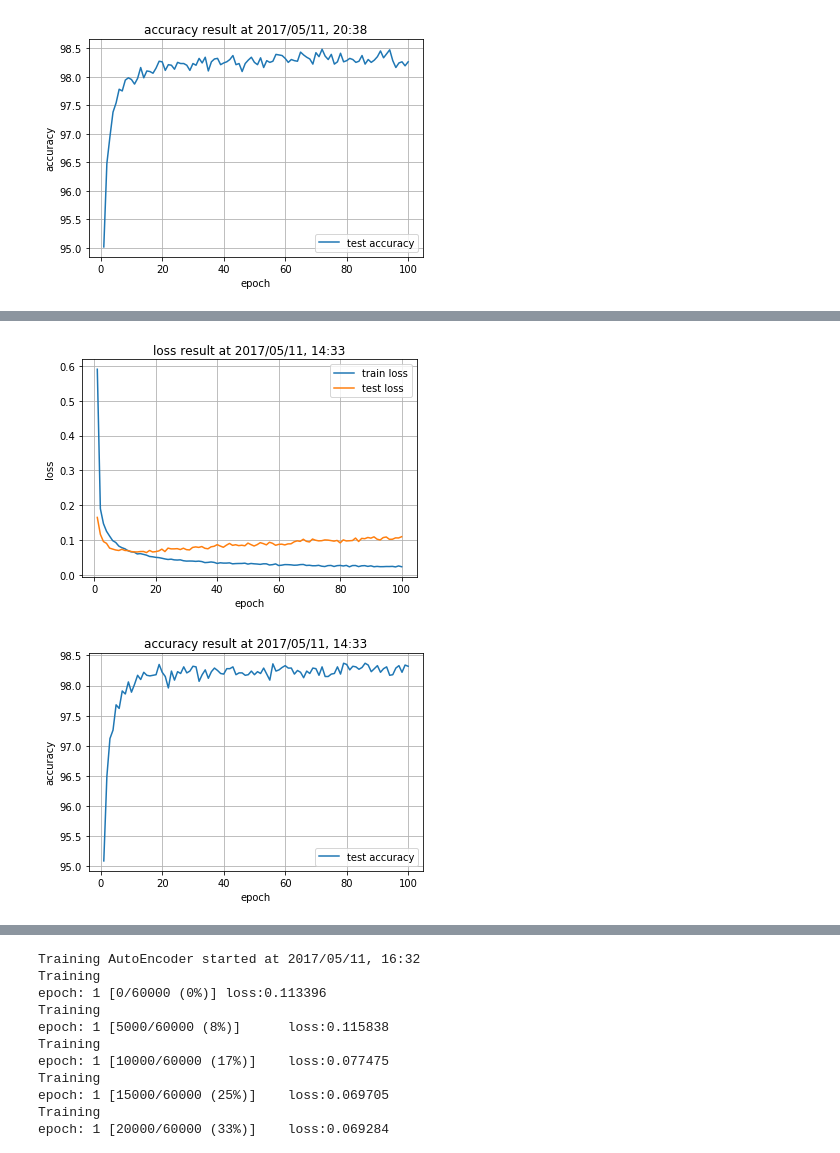
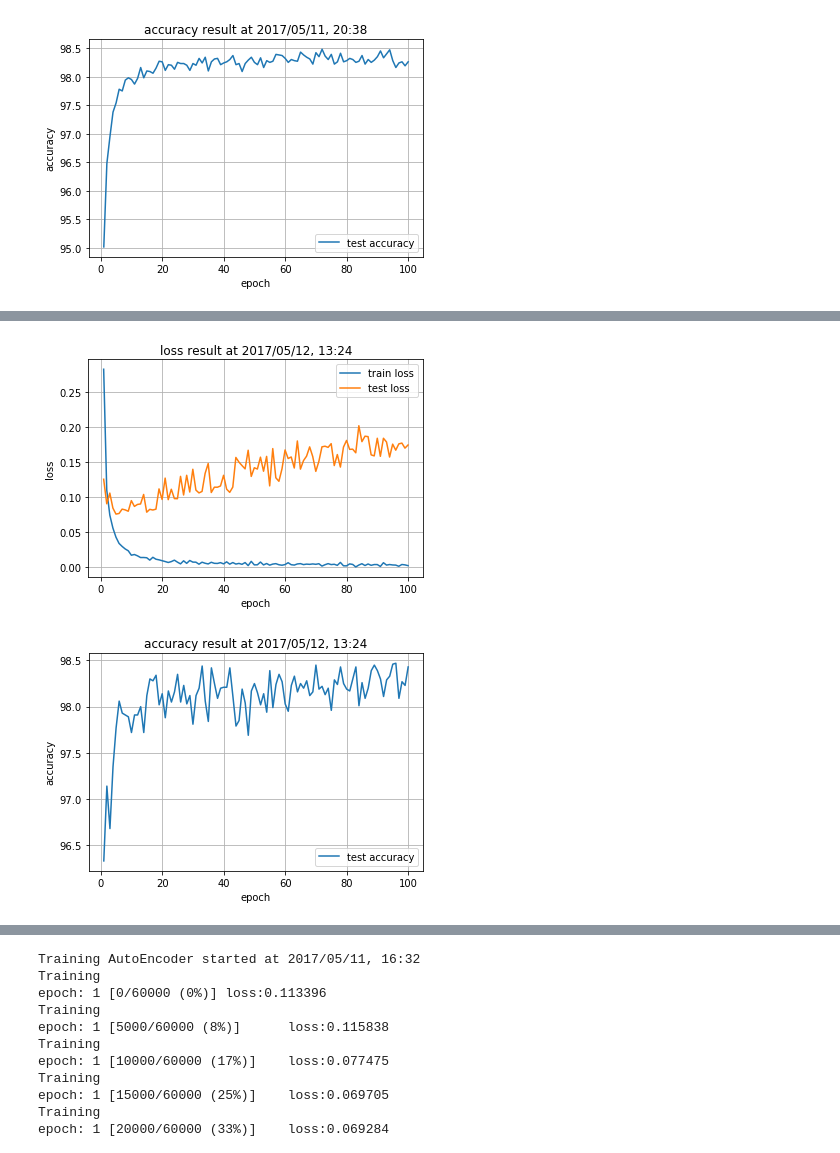
Before and after one commit to crcrpar/dl_material, a Jupyter notebook: 0_introduction_and_review.ipynb, the cells around one changed output, grey strips where cells are left out. Saved outputs shown, nothing was run; the diff lists cells and outputs as text; code cells hidden in the pictures.

Commit message:
add results

```diff
--- a/0_introduction_and_review.ipynb
+++ b/0_introduction_and_review.ipynb
@@ -430,7 +430,7 @@ class ComplexLinear(nn.Module):
         else:
             h1 = F.relu(self.fc1(x.view(-1, 784)))
             h2 = F.relu(self.fc2(h1))
-            h3 = F.relu(h2)
+            h3 = F.relu(self.fc3(h2))
         h4 = self.fc4(h3)
         return F.log_softmax(h4)
 # %%
@@ -465,6 +462,6 @@ plot_results(*complex_w_dr_results)
 # %%
-model = SimpleLinearDr()
+model = ComplexLinear(dr=False)
 optimizer = optim.Adam(model.parameters())
-results_dr = run(100, train, test)
-plot_results(*results_dr)
+results_nodr = run(100, train, test)
+plot_results(*results_nodr)
 # %% [output]
@@ -488,5 +485,5 @@ Duration: 967.112767
-[figure, old version]
+[figure, new version]
-[figure, old version]
+[figure, new version]
 # %% [markdown]
 # オートエンコーダー
 前回、あんなにオートエンコーダーの話をしたのに、ここでしないわけにいきません。
```
Also changed, not shown: parts of 3 cells of this notebook.
